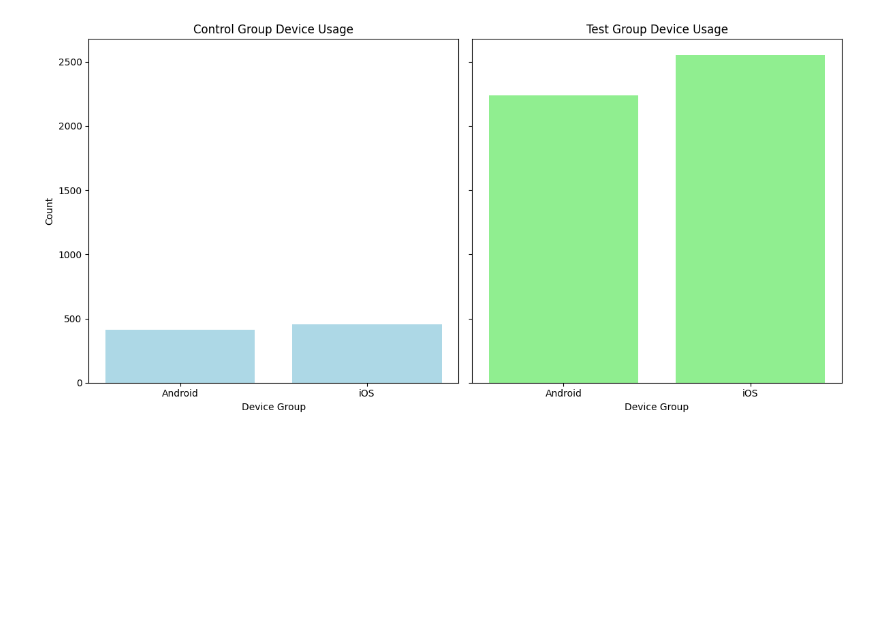
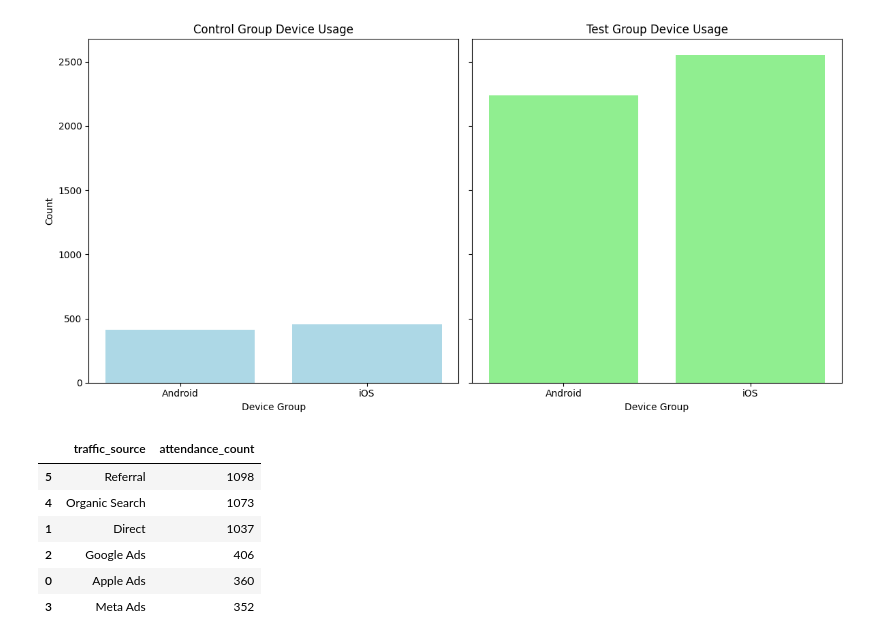
Before and after one commit to Ismat-Samadov/kyla_ProductAnalyst, a Jupyter notebook: task.ipynb, the cells around one changed output. Cells and saved outputs as stored; diff of their text form; code cells hidden in the pictures; blank space fills up the shorter version.

```diff
--- a/task.ipynb
+++ b/task.ipynb
@@ -494,3 +494,21 @@ plt.tight_layout()
 plt.show()
 # %% [output]
 [figure]
+# %%
+# Grouping by traffic source and filtering by "Attended" status to analyze which traffic source led to more attended appointments
+attendance_by_traffic_source = merged_data[merged_data['appointment_status'] == 'Attended']\
+    .groupby('traffic_source').size().reset_index(name='attendance_count')
+
+# Sorting by attendance count from highest to lowest
+attendance_by_traffic_source_sorted = attendance_by_traffic_source.sort_values(by='attendance_count', ascending=False)
+
+# Display the results
+attendance_by_traffic_source_sorted
+# %% [output]
+|  | traffic_source | attendance_count |
+| 5 | Referral | 1098 |
+| 4 | Organic Search | 1073 |
+| 1 | Direct | 1037 |
+| 2 | Google Ads | 406 |
+| 0 | Apple Ads | 360 |
+| 3 | Meta Ads | 352 |
```
Also changed, not shown: parts of 2 cells of this notebook.
